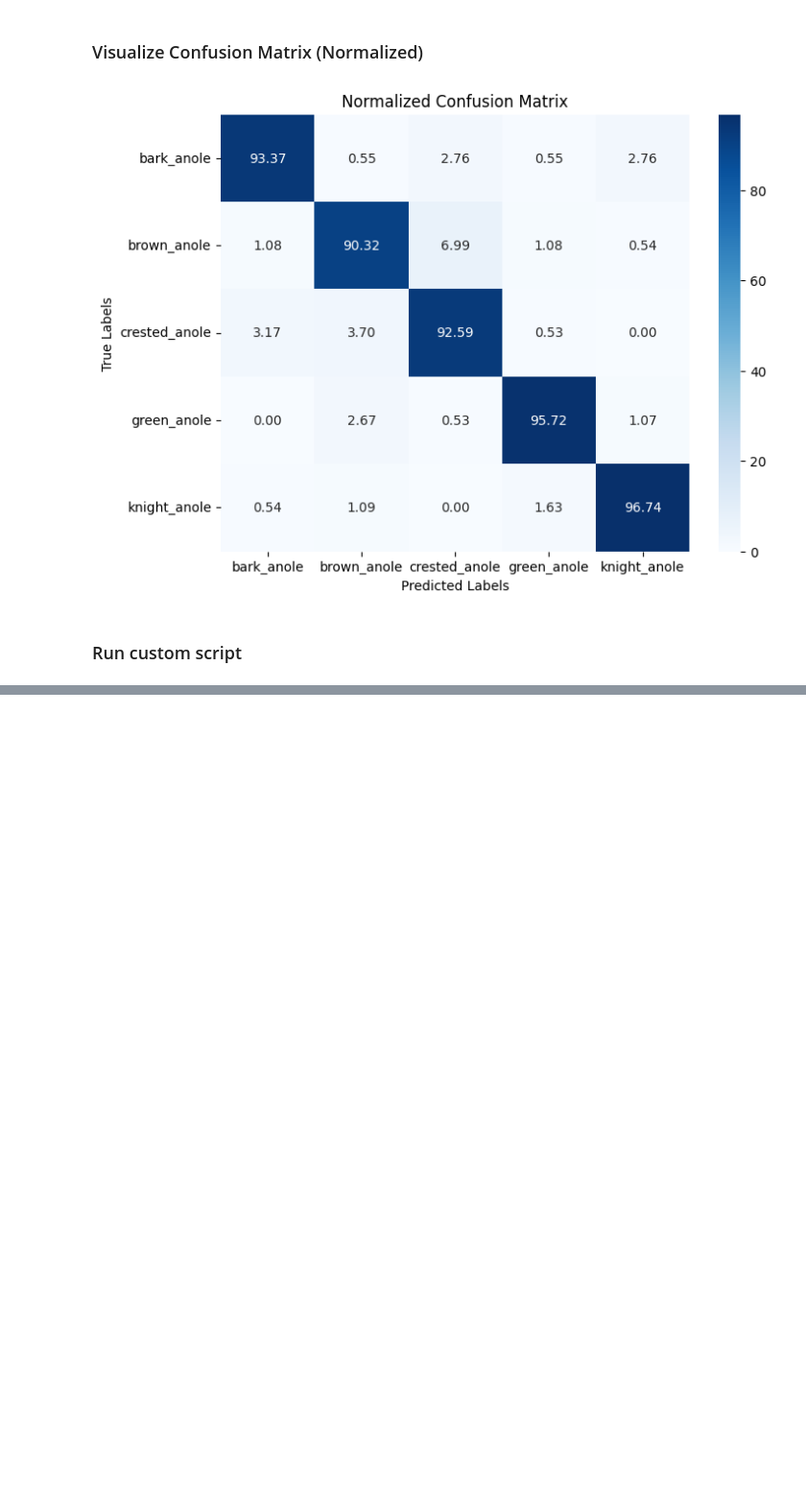
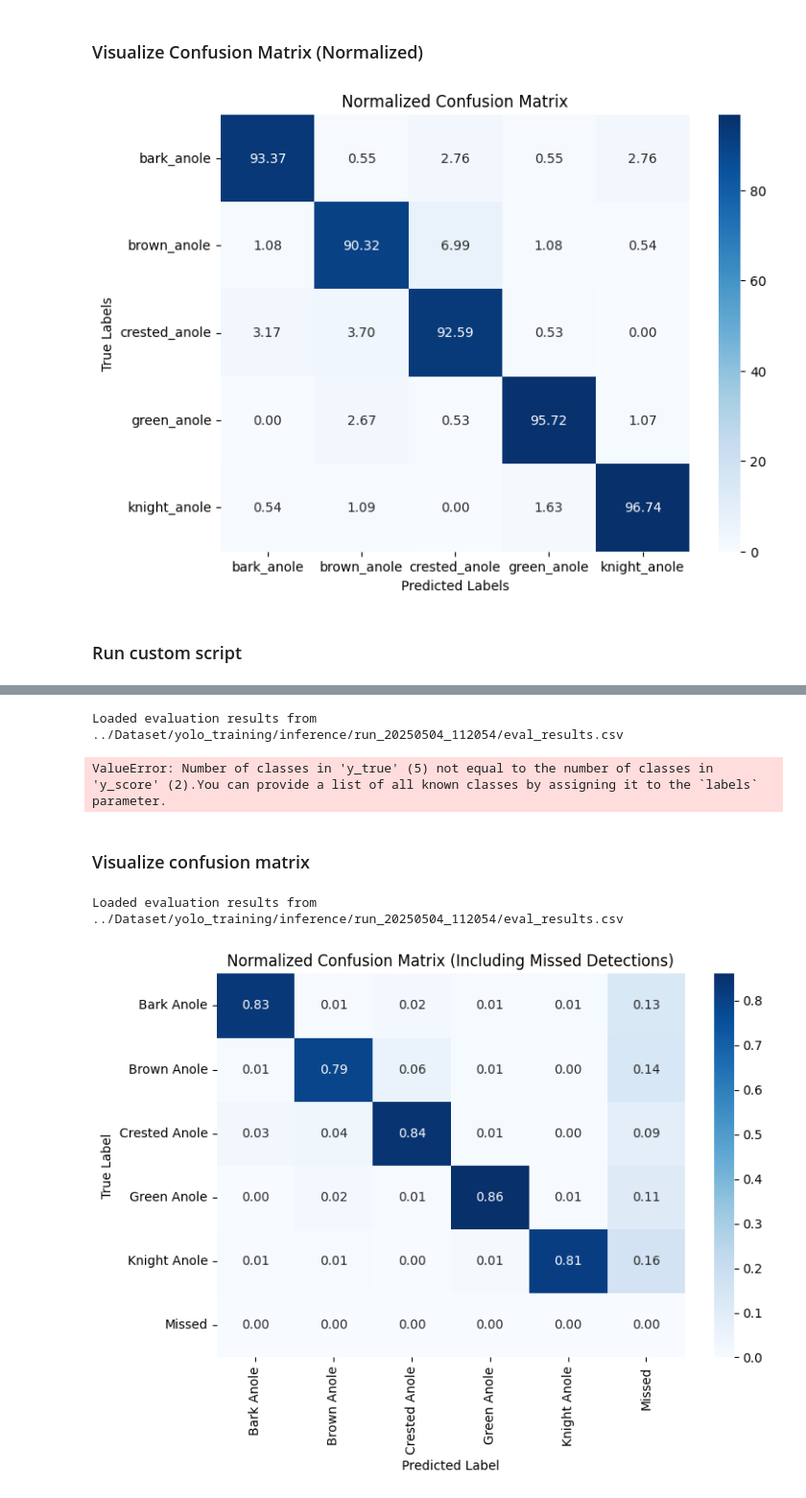
Before and after one commit to wenhan9604/Anole_classifier, a Jupyter notebook: Spring_2025/pipeline_evaluation.ipynb, the cells around one changed output, grey strips where cells are left out. Shown: that part at 96% size. Drawn from its saved outputs; the diff is of its cells as text; code cells hidden in the pictures; blank space fills up the shorter version.

Commit message:
feat: Visualized the confusion matrix and saved the pipeline results in .csv file

```diff
--- a/Spring_2025/pipeline_evaluation.ipynb
+++ b/Spring_2025/pipeline_evaluation.ipynb
@@ -354,0 +355,65 @@ weighted avg     0.9442    0.9441    0.9441       876
+# %%
+from sklearn.metrics import accuracy_score
+import os
+import pandas as pd
+
+RESULTS_PATH = "../Dataset/yolo_training/inference/run_20250504_112054/eval_results.csv"
+
+if os.path.exists(RESULTS_PATH):
+    df = pd.read_csv(RESULTS_PATH)
+    y_true_all = df["y_true"].tolist()
+    y_pred_all = df["y_pred"].tolist()
+    print(f"Loaded evaluation results from {RESULTS_PATH}")
+else:
+    print("Cannot find results path")
+
+# Compute top-1 accuracy
+top1_acc = accuracy_score(y_true_all, y_pred_all)
+print(f"Top-1 Accuracy: {top1_acc:.4f}")
+# %% [output]
+Loaded evaluation results from ../Dataset/yolo_training/inference/run_20250504_112054/eval_results.csv
+ValueError: Number of classes in 'y_true' (5) not equal to the number of classes in 'y_score' (2).You can provide a list of all known classes by assigning it to the `labels` parameter.
+# %% [markdown]
+### Visualize confusion matrix
+# %%
+import matplotlib.pyplot as plt
+import seaborn as sns
+import pandas as pd
+import numpy as np
+from sklearn.metrics import confusion_matrix
+import os
+
+NUM_CLASSES = 5
+MISSED_CLASS_ID = 5
+ALL_CLASSES = list(range(NUM_CLASSES)) + [MISSED_CLASS_ID]
+CLASS_NAMES = ["Bark Anole", "Brown Anole", "Crested Anole", "Green Anole", "Knight Anole"] + ["Missed"]
+
+RESULTS_PATH = "../Dataset/yolo_training/inference/run_20250504_112054/eval_results.csv"
+
+if os.path.exists(RESULTS_PATH):
+    df = pd.read_csv(RESULTS_PATH)
+    y_true_all = df["y_true"].tolist()
+    y_pred_all = df["y_pred"].tolist()
+    print(f"Loaded evaluation results from {RESULTS_PATH}")
+else:
+    print("Cannot find results path")
+
+# Compute confusion matrix
+cm = confusion_matrix(y_true_all, y_pred_all, labels=ALL_CLASSES)
+
+# Normalize by rows (true labels)
+cm_normalized = cm.astype("float") / cm.sum(axis=1, keepdims=True)
+cm_normalized = np.nan_to_num(cm_normalized)  # Avoid NaNs
+
+# Plot heatmap
+cm_df = pd.DataFrame(cm_normalized, index=CLASS_NAMES, columns=CLASS_NAMES)
+plt.figure(figsize=(8, 6))
+sns.heatmap(cm_df, annot=True, fmt=".2f", cmap="Blues")
+plt.title("Normalized Confusion Matrix (Including Missed Detections)")
+plt.ylabel("True Label")
+plt.xlabel("Predicted Label")
+plt.tight_layout()
+plt.show()
+# %% [output]
+Loaded evaluation results from ../Dataset/yolo_training/inference/run_20250504_112054/eval_results.csv
+[figure, added]
```
Also changed, not shown: parts of 4 cells of this notebook, 1 other file.
